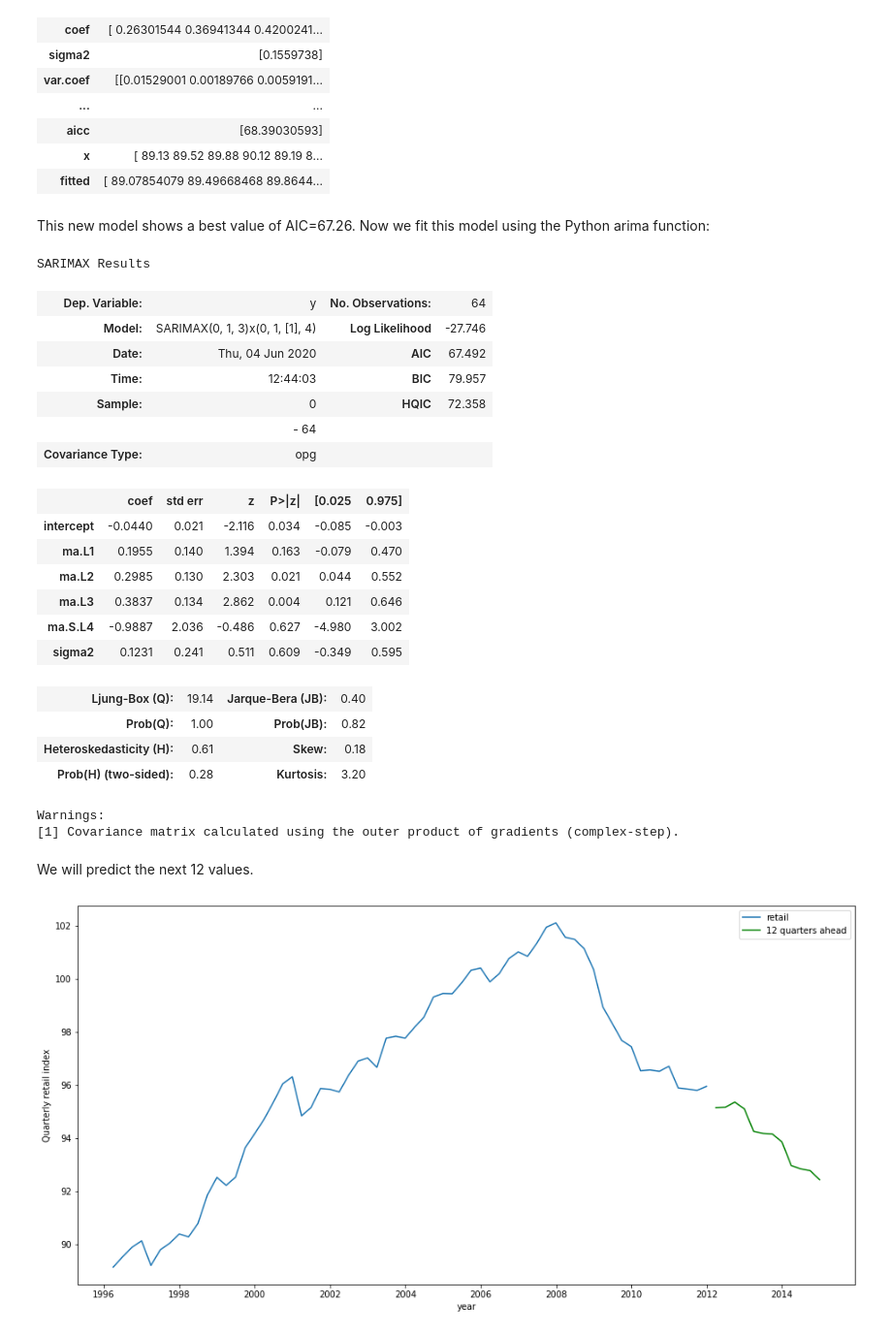
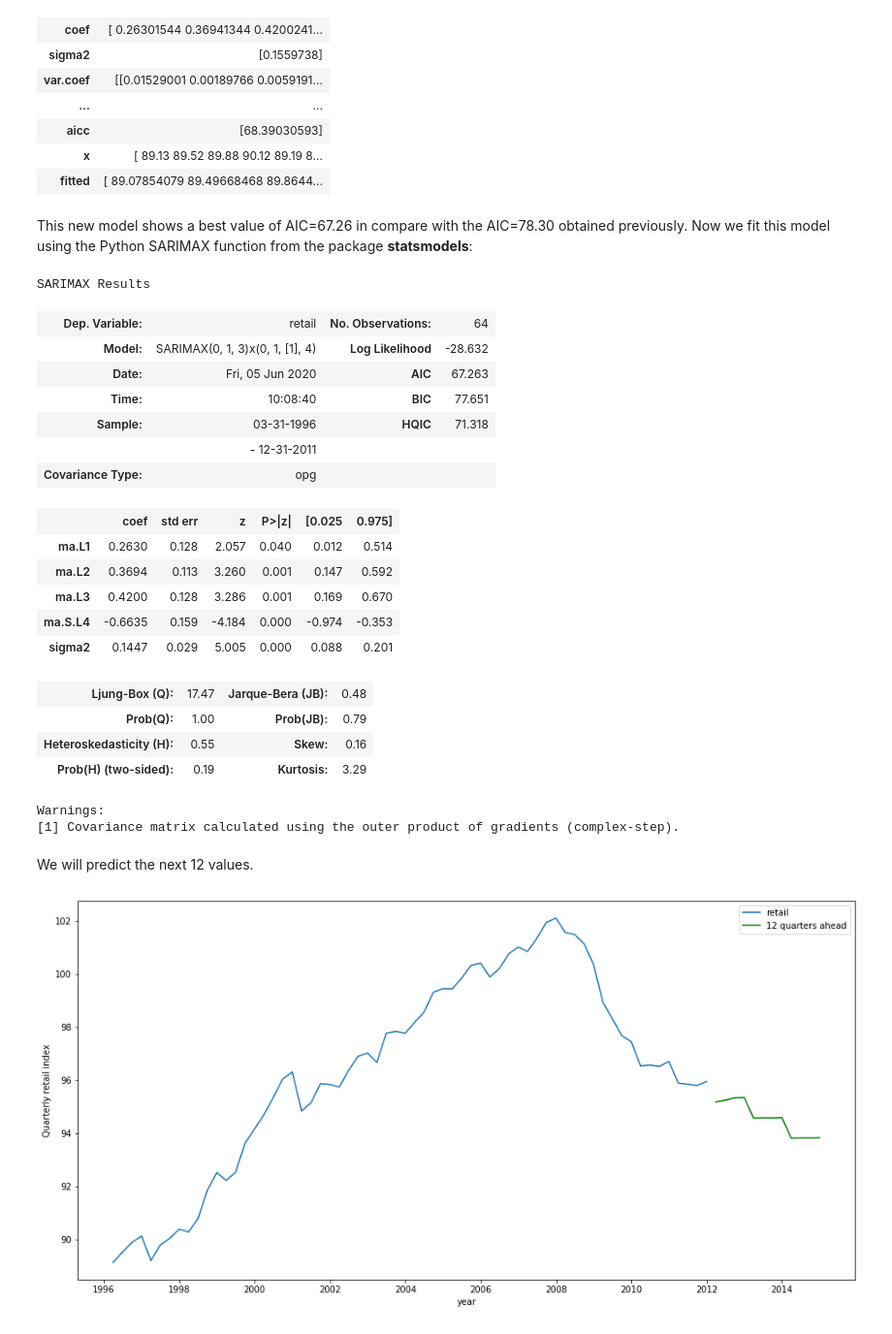
Before and after one commit to mabelc/forcasting, a Jupyter notebook: notebooks/arima.ipynb, the cells around one changed output. Shown at 97% size. Drawn from its saved outputs; the diff is of its cells as text; code cells hidden in the pictures.

Commit message:
use the function arima and sarimax from the package statsmodels

```diff
--- a/notebooks/arima.ipynb
+++ b/notebooks/arima.ipynb
@@ -414,46 +415,47 @@ ListVector with 18 elements.
 | x | [ 89.13 89.52 89.88 90.12 89.19 8... |
 | fitted | [ 89.07854079 89.49668468 89.8644... |
 # %% [markdown]
-This new model shows a best value of AIC=67.26. Now we fit this model using the Python arima function:
+This new model shows a best value of AIC=67.26 in compare with the AIC=78.30 obtained previously. Now we fit this model using the Python SARIMAX function from the package **statsmodels**:
 # %%
-arima_model = ARIMA(order=(0,1,3), seasonal_order=(0,1,1,4))
-eu_fit_r = arima_model.fit(eu_df.retail)
+# create the seasonal arima model
+
+arima_model = SARIMAX(eu_df.retail, order=(0,1,3), seasonal_order=(0,1,1,4))
+eu_fit_r = arima_model.fit()
 eu_fit_r.summary()
 # %% [output]
 SARIMAX Results
-| Dep. Variable: | y | No. Observations: | 64 |
-| Model: | SARIMAX(0, 1, 3)x(0, 1, [1], 4) | Log Likelihood | -27.746 |
-| Date: | Thu, 04 Jun 2020 | AIC | 67.492 |
-| Time: | 12:44:03 | BIC | 79.957 |
-| Sample: | 0 | HQIC | 72.358 |
-|  | - 64 |  |  |
+| Dep. Variable: | retail | No. Observations: | 64 |
+| Model: | SARIMAX(0, 1, 3)x(0, 1, [1], 4) | Log Likelihood | -28.632 |
+| Date: | Fri, 05 Jun 2020 | AIC | 67.263 |
+| Time: | 10:08:40 | BIC | 77.651 |
+| Sample: | 03-31-1996 | HQIC | 71.318 |
+|  | - 12-31-2011 |  |  |
 | Covariance Type: | opg |  |  |
 |  | coef | std err | z | P>|z| | [0.025 | 0.975] |
-| intercept | -0.0440 | 0.021 | -2.116 | 0.034 | -0.085 | -0.003 |
-| ma.L1 | 0.1955 | 0.140 | 1.394 | 0.163 | -0.079 | 0.470 |
-| ma.L2 | 0.2985 | 0.130 | 2.303 | 0.021 | 0.044 | 0.552 |
-| ma.L3 | 0.3837 | 0.134 | 2.862 | 0.004 | 0.121 | 0.646 |
-| ma.S.L4 | -0.9887 | 2.036 | -0.486 | 0.627 | -4.980 | 3.002 |
-| sigma2 | 0.1231 | 0.241 | 0.511 | 0.609 | -0.349 | 0.595 |
+| ma.L1 | 0.2630 | 0.128 | 2.057 | 0.040 | 0.012 | 0.514 |
+| ma.L2 | 0.3694 | 0.113 | 3.260 | 0.001 | 0.147 | 0.592 |
+| ma.L3 | 0.4200 | 0.128 | 3.286 | 0.001 | 0.169 | 0.670 |
+| ma.S.L4 | -0.6635 | 0.159 | -4.184 | 0.000 | -0.974 | -0.353 |
+| sigma2 | 0.1447 | 0.029 | 5.005 | 0.000 | 0.088 | 0.201 |
-| Ljung-Box (Q): | 19.14 | Jarque-Bera (JB): | 0.40 |
-| Prob(Q): | 1.00 | Prob(JB): | 0.82 |
-| Heteroskedasticity (H): | 0.61 | Skew: | 0.18 |
-| Prob(H) (two-sided): | 0.28 | Kurtosis: | 3.20 |
+| Ljung-Box (Q): | 17.47 | Jarque-Bera (JB): | 0.48 |
+| Prob(Q): | 1.00 | Prob(JB): | 0.79 |
+| Heteroskedasticity (H): | 0.55 | Skew: | 0.16 |
+| Prob(H) (two-sided): | 0.19 | Kurtosis: | 3.29 |
 Warnings:
 [1] Covariance matrix calculated using the outer product of gradients (complex-step).
 # %% [markdown]
 We will predict the next 12 values.
 # %%
-# predicting the next 10 values
+# predicting the next 12 values
 
-predict_arima = eu_fit_r.predict(n_periods=12)
+predict_arima = eu_fit_r.forecast(steps=12)
 predict_arima
 
 fig, ax = plt.subplots(figsize=(16, 8))
 ax.plot(eu_df.index, eu_df.retail.values, label='retail')
 ax.plot(pd.date_range(start='31/1/2012',  periods=12, freq='Q'), predict_arima, color="green", label='12 quarters ahead')
 plt.ylabel('Quarterly retail index')
 plt.xlabel('year')
 plt.legend();
 # %% [output]
-[figure, old version]
+[figure, new version]
```
Also changed, not shown: parts of 13 cells of this notebook.
